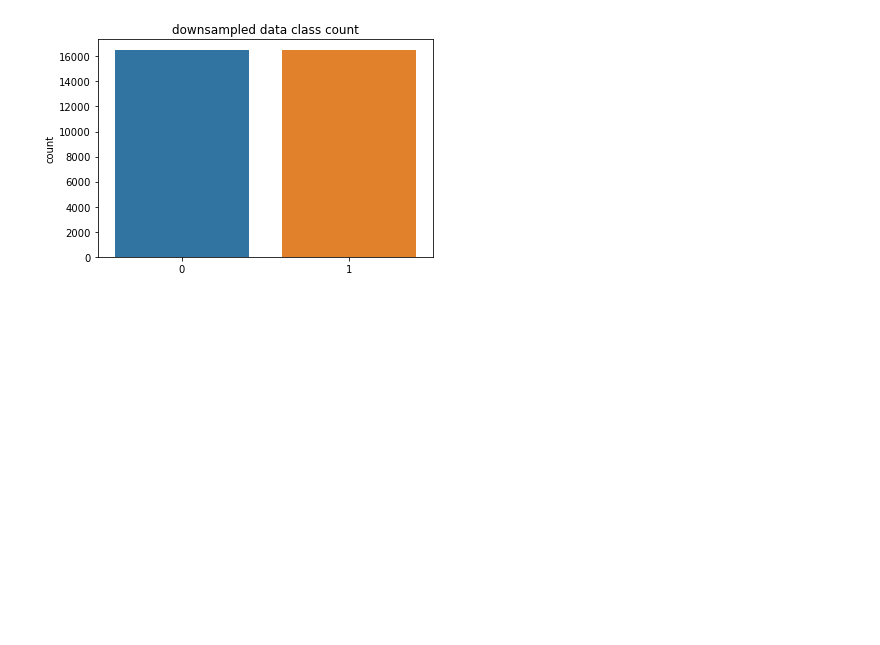
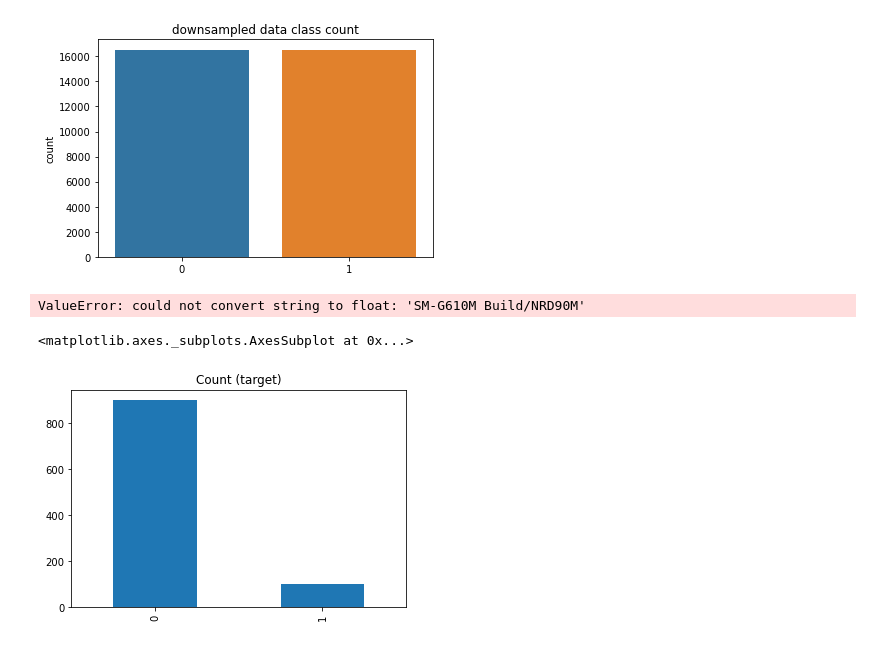
Before and after one commit to monjurmorshed793/credit-card-fraud-detection, a Jupyter notebook: credit-card-fraud.ipynb, the cells around one changed output. Cells and saved outputs as stored; diff of their text form; code cells hidden in the pictures; blank space fills up the shorter version.

```diff
--- a/credit-card-fraud.ipynb
+++ b/credit-card-fraud.ipynb
@@ -212,3 +212,26 @@ plt.ylabel('count')
 # %% [output]
 Text(0, 0.5, 'count')
 [figure]
+# %%
+# test with unbalance data
+lr = LogisticRegression()
+lr.fit(X_train, y_train)
+prob = lr.predict_proba(X_test)
+# %% [output]
+ValueError: could not convert string to float: 'SM-G610M Build/NRD90M'
+# %%
+from sklearn.datasets import make_classification
+
+X, y = make_classification(
+    n_classes=2, class_sep=1.5, weights=[0.9, 0.1],
+    n_informative=3, n_redundant=1, flip_y=0,
+    n_features=20, n_clusters_per_class=1,
+    n_samples=1000, random_state=10
+)
+
+df = pd.DataFrame(X)
+df['target'] = y
+df.target.value_counts().plot(kind='bar', title='Count (target)')
+# %% [output]
+<matplotlib.axes._subplots.AxesSubplot at 0x...>
+[figure, added]
```
Also changed, not shown: parts of 14 cells of this notebook.
